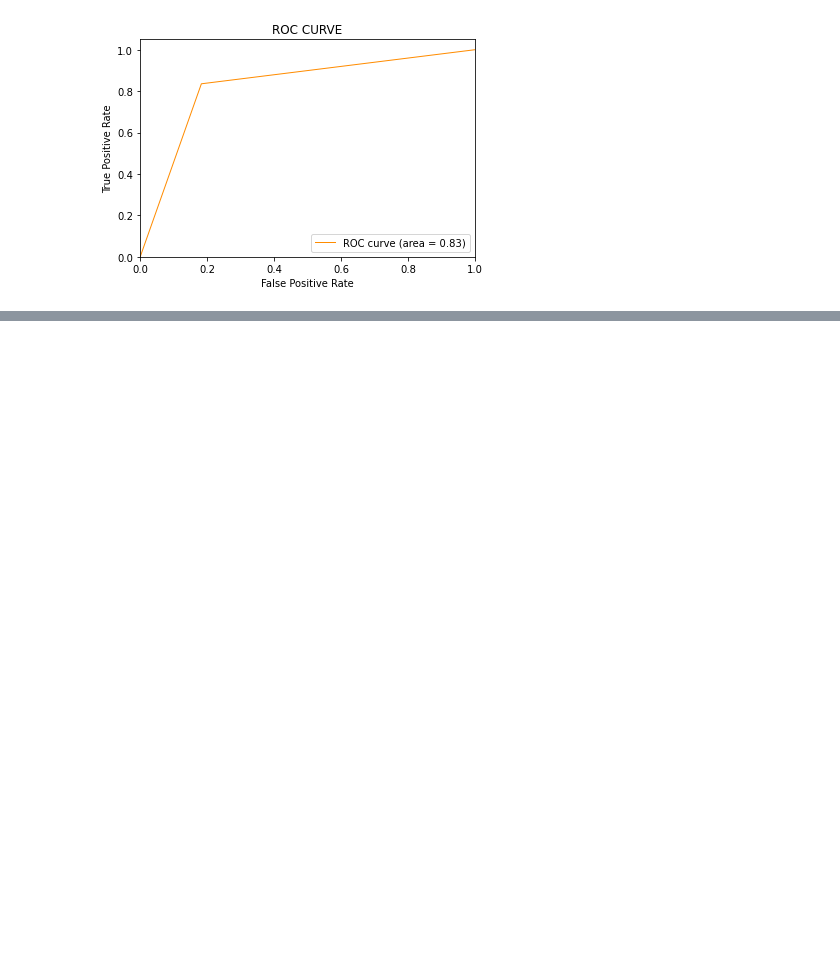
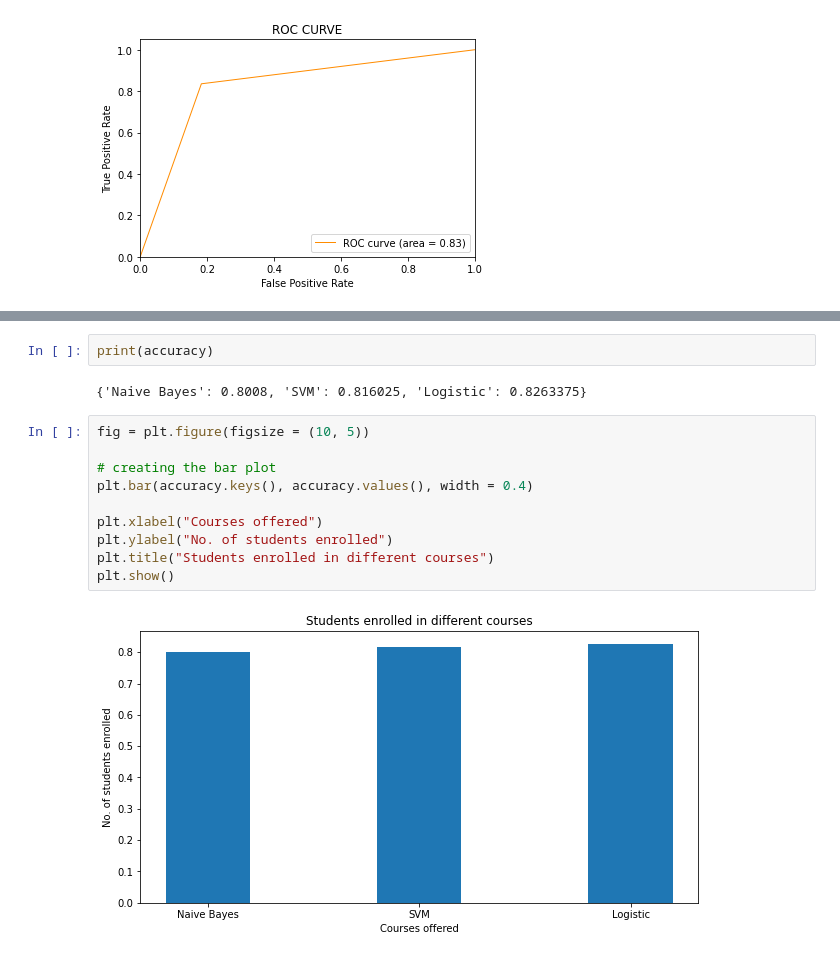
Before and after one commit to YagnikMoradiya/sentiment-tweets, a Jupyter notebook: test.ipynb, the cells around one changed output, grey strips where cells are left out. Cells and saved outputs as stored; diff of their text form; blank space fills up the shorter version.

```diff
--- a/test.ipynb
+++ b/test.ipynb
@@ -396,0 +434,16 @@ plt.show()
+# %%
+print(accuracy)
+# %% [output]
+{'Naive Bayes': 0.8008, 'SVM': 0.816025, 'Logistic': 0.8263375}
+# %%
+fig = plt.figure(figsize = (10, 5))
+
+# creating the bar plot
+plt.bar(accuracy.keys(), accuracy.values(), width = 0.4)
+
+plt.xlabel("Courses offered")
+plt.ylabel("No. of students enrolled")
+plt.title("Students enrolled in different courses")
+plt.show()
+# %% [output]
+[figure, added]
```
Also changed, not shown: parts of 12 cells of this notebook.
